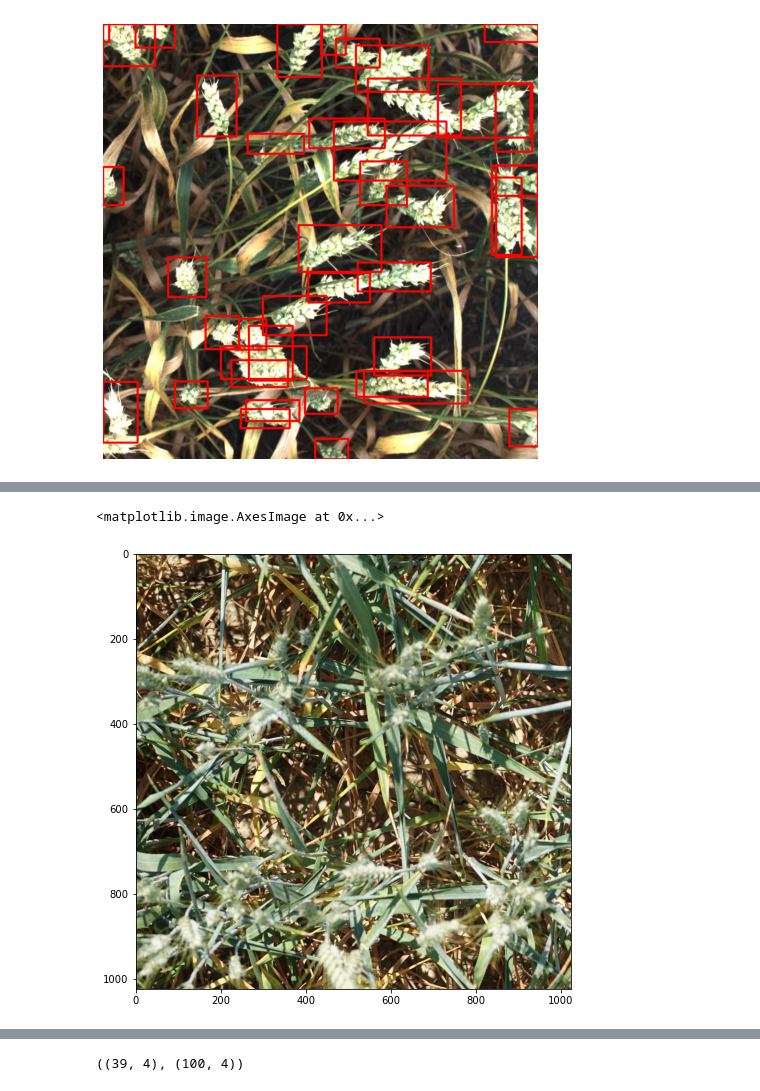
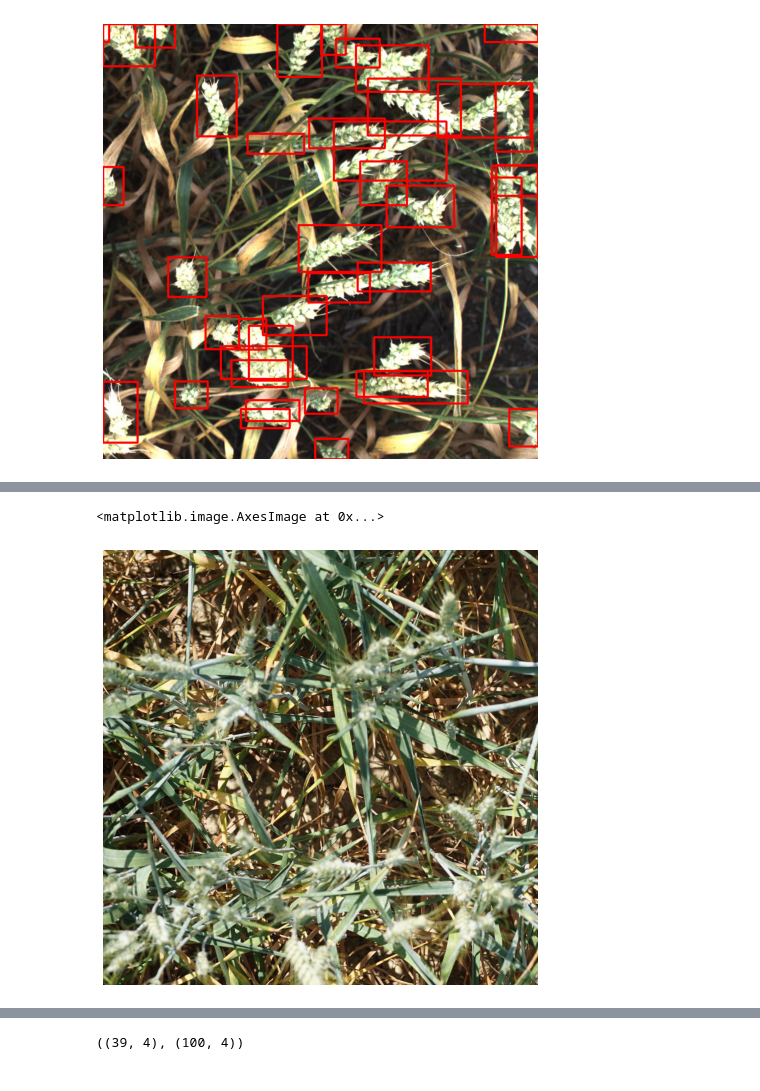
Before and after one commit to huangjia2019/CV-Hands-On, a Jupyter notebook: 30 Object Detection/WheatDetection.ipynb, the cells around one changed output, grey strips where cells are left out. Saved outputs shown, nothing was run; the diff lists cells and outputs as text; code cells hidden in the pictures.

```diff
--- a/30 Object Detection/WheatDetection.ipynb
+++ b/30 Object Detection/WheatDetection.ipynb
@@ -190,7 +190,7 @@ indices = torch.randperm(len(train_dataset)).tolist()
 
 train_data_loader = DataLoader(
     train_dataset,
-    batch_size=6,
+    batch_size=1,
     shuffle=False,
     # num_workers=2, # 用CPU的话，这就会出错
     collate_fn=collate_fn
@@ -198,7 +198,7 @@ train_data_loader = DataLoader(
 
 valid_data_loader = DataLoader(
     valid_dataset,
-    batch_size=2,
+    batch_size=1,
     shuffle=False,
     # num_workers=1, # DataLoader worker (pid(s) 18576) exited unexpectedly
     collate_fn=collate_fn
@@ -273,16 +295,16 @@ for epoch in range(num_epochs):
 # %%
 # 只是显示测试图片
 images, targets, image_ids = next(iter(valid_data_loader))
 images = list(img.to(device) for img in images)
 targets = [{k: v.to(device) for k, v in t.items()} for t in targets]
 boxes_target = targets[0]['boxes'].cpu().numpy().astype(np.int32)
 sample = images[0].permute(1,2,0).cpu().numpy()
 fig, ax = plt.subplots(1, 1, figsize=(8, 8))
-ax1.set_axis_off()
+ax.set_axis_off()
 ax.imshow(sample)
 # %% [output]
 <matplotlib.image.AxesImage at 0x...>
-[figure, old version]
+[figure, new version]
 # %%
 # 并排显示输出结果和选择框的真值
 fig, [ax1, ax2] = plt.subplots(1, 2, figsize=(16, 8))
```
Also changed, not shown: parts of 4 cells of this notebook, 5 other files.
